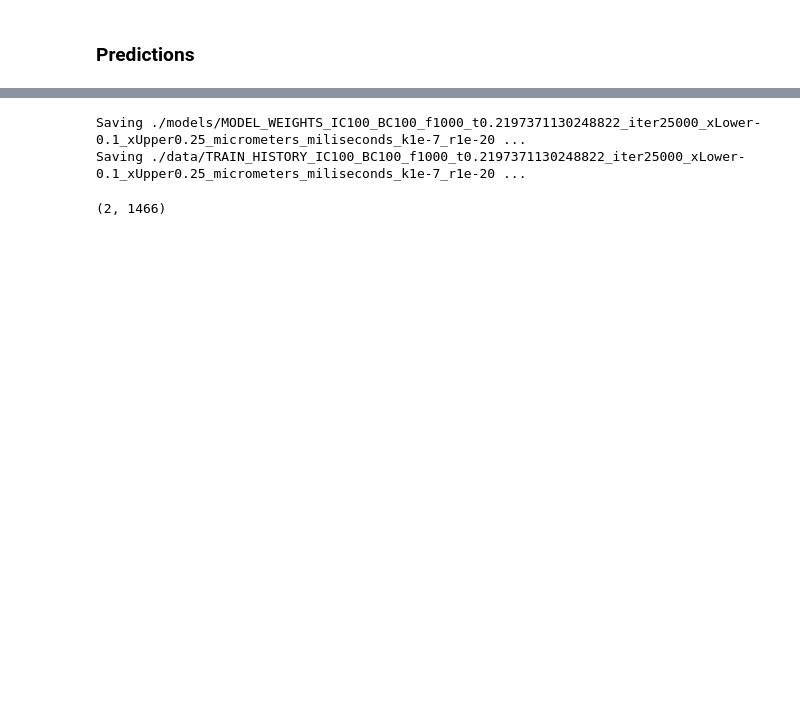
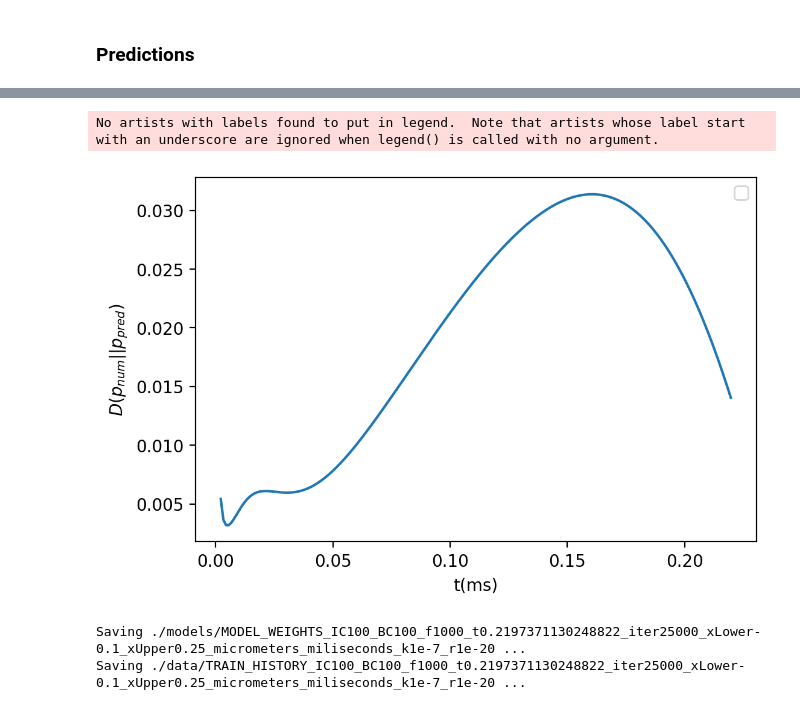
Before and after one commit to ElHuaco/PINN-fokker-planck, a Jupyter notebook: src/OUR CODE/comparison.ipynb, the cells around one changed output, grey strips where cells are left out. Cells and saved outputs as stored; diff of their text form; code cells hidden in the pictures; blank space fills up the shorter version.

Commit message:
Double well and KL divergence

```diff
--- a/src/OUR CODE/comparison.ipynb
+++ b/src/OUR CODE/comparison.ipynb
@@ -30,7 +30,7 @@ TensorFlow version: 2.8.0
 $\frac{\partial p(x,t)}{\partial t} = \frac{\partial}{\partial x}\left[\frac{m\omega^2}{\gamma} x \,p(x,t) + D \frac{\partial p(x,t)}{\partial x}\right] \qquad A= \frac{m\omega^2}{\gamma}= \frac{k}{\gamma}$
 # %%
 import pickle
-real = pickle.load(open('/Users/max/Documents/Lab_b/PINNs-Review/src/OUR CODE/simulations/numerical_solution.sav', 'rb'))
+real = pickle.load(open('./simulations/numerical_solution.sav', 'rb'))
 # %% [markdown]
 # *Data Prep*
 
@@ -723,5 +709,5 @@ PINN.set_weights(init_params)
 p_pred = PINN.evaluate(X_p_test)
 
 
-p_pred = np.reshape(p_pred,(350,200),order='F')
+p_pred = np.reshape(p_pred,(N_x,N_steps),order='F')
 differenceplot(p_pred, real.T, X_p_test)
@@ -731,13 +717,27 @@ No artists with labels found to put in legend.  Note that artists whose label st
+# %%
+def KL_divergence_over_time(prediction, numerical, t=t):
+    #Recall prediction and numerical have shape (N_x,N_steps)
+    KL=[]
+    for i in range(len(t)):
+        KL.append(np.dot(numerical[:,i], np.log(numerical[:,i]/prediction[:,i])))
+    plt.figure(dpi=200)
+    plt.plot(t,KL)
+    plt.xlabel("t(ms)")
+    plt.ylabel("$D(p_{num}||p_{pred})$")
+    plt.legend()
+    plt.show()
+    return KL
+# %%
+kl=KL_divergence_over_time(p_pred, real.T)
+# %% [output]
+No artists with labels found to put in legend.  Note that artists whose label start with an underscore are ignored when legend() is called with no argument.
+[figure, added]
 # %%
 save_model_weights(PINN)
 save_train_history(PINN)
 # %% [output]
 Saving ./models/MODEL_WEIGHTS_IC100_BC100_f1000_t0.2197371130248822_iter25000_xLower-0.1_xUpper0.25_micrometers_miliseconds_k1e-7_r1e-20 ...
 Saving ./data/TRAIN_HISTORY_IC100_BC100_f1000_t0.2197371130248822_iter25000_xLower-0.1_xUpper0.25_micrometers_miliseconds_k1e-7_r1e-20 ...
-# %%
-np.shape(np.where((np.absolute((p_pred-real.T)/real.T)) > 1))
-# %% [output]
-(2, 1466)
 # %%
 import pandas as pd
 data_filename = # PUT PERTINENT TRAIN_HISTORY HERE
```
Also changed, not shown: parts of 10 cells of this notebook, 6 other files.
